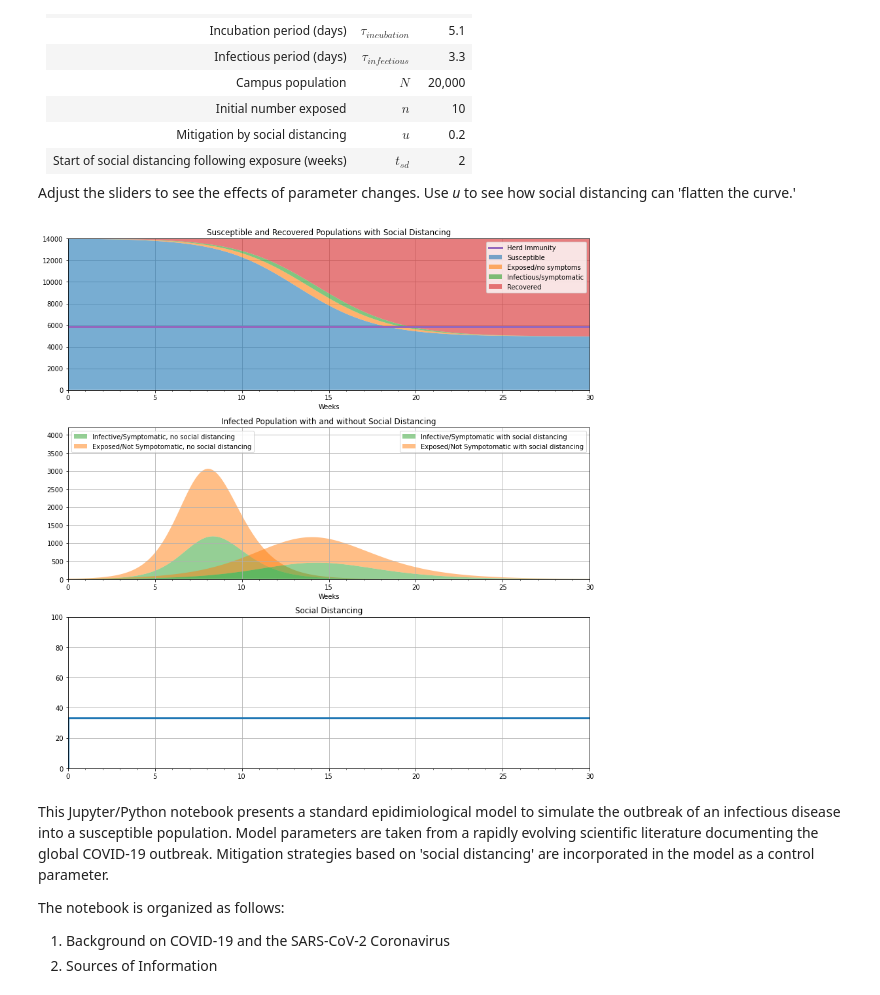
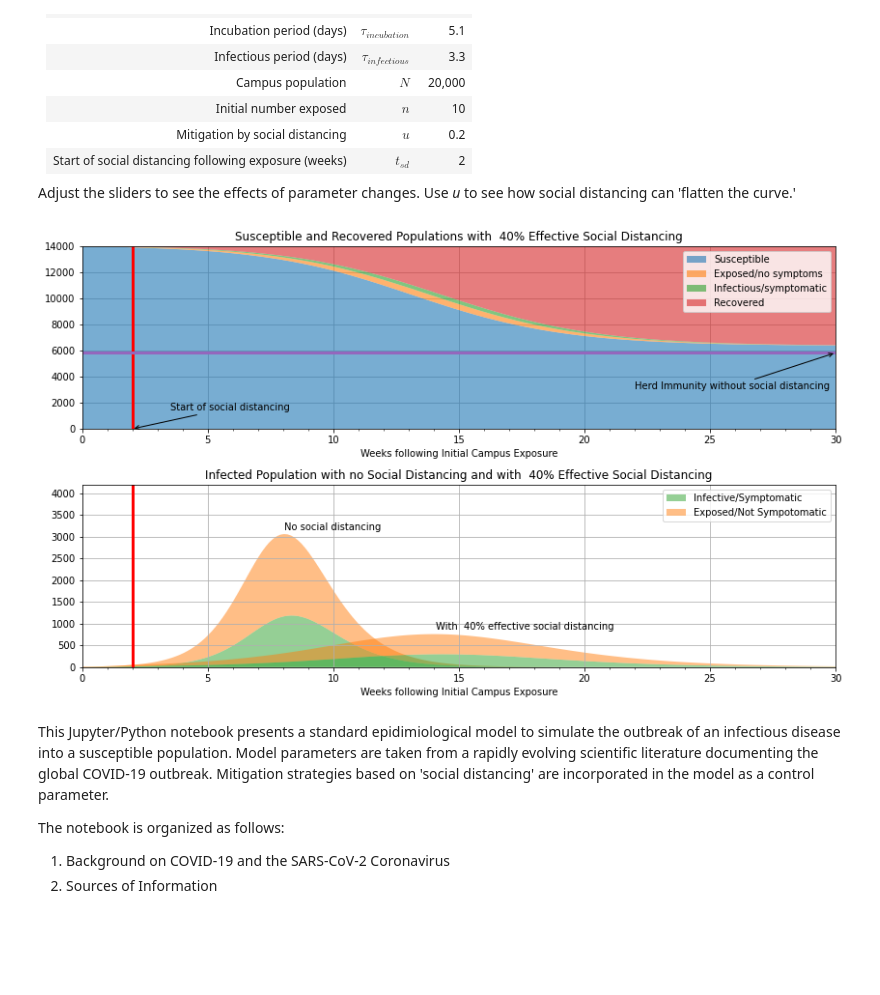
Before and after one commit to jckantor/covid-19, a Jupyter notebook: COVID-19.ipynb, the cells around one changed output. Drawn from its saved outputs; the diff is of its cells as text; code cells hidden in the pictures; blank space fills up the shorter version.

```diff
--- a/COVID-19.ipynb
+++ b/COVID-19.ipynb
@@ -32,10 +32,10 @@ t_infective = 3.3 #@param {type:"slider", min:1, max:14, step:0.1}
 N = 14000 #@param {type:"slider", min:1000, max:350000, step: 1000}
 #@markdown Initial number exposed
 n = 10 #@param {type:"slider", min:0, max:100, step:1}
+#@markdown Start of social distancing following exposure (weeks)
+t_social_distancing = 2 #@param {type:"slider", min:0, max:30, step:0.1}
 #@markdown Effectiveness of social distancing (0 to 100%)
-u_social_distancing = 33 #@param {type:"slider", min:0, max:100, step:1}
-#@markdown When social distancing is adopted (weeks)
-t_social_distancing = 0 #@param {type:"slider", min:0, max:30, step:0.1}
+u_social_distancing = 40 #@param {type:"slider", min:0, max:100, step:1}
 
 import numpy as np
 from scipy.integrate import odeint
@@ -64,60 +64,67 @@ def deriv(x, t, u, alpha, beta, gamma):
     drdt =  gamma * i
     return [dsdt, dedt, didt, drdt]
 
 t = np.linspace(0, 210, 210)
 x_initial = s_initial, e_initial, i_initial, r_initial
 s, e, i, r = odeint(deriv, x_initial, t, args=(u_social_distancing, alpha, beta, gamma)).T
 s0, e0, i0, r0 = odeint(deriv, x_initial, t, args=(0, alpha, beta, gamma)).T
 
 # plot the data
-fig = plt.figure(figsize=(12, 12))
+fig = plt.figure(figsize=(12, 10))
 ax = [fig.add_subplot(311, axisbelow=True),
-      fig.add_subplot(312),
-      fig.add_subplot(313)]
+      fig.add_subplot(312)]
 
 pal = sns.color_palette()
 
 ax[0].stackplot(t/7, N*s, N*e, N*i, N*r, colors=pal, alpha=0.6)
-ax[0].plot(np.array([0, t[-1]])/7, [N/R0, N/R0], lw=3, label='herd immunity')
-ax[0].set_title('Susceptible and Recovered Populations with Social Distancing')
-ax[0].set_xlabel('Weeks')
+ax[0].set_title('Susceptible and Recovered Populations with {0:3.0f}% Effective Social Distancing'.format(u_social_distancing))
+ax[0].set_xlabel('Weeks following Initial Campus Exposure')
 ax[0].set_xlim(0, t[-1]/7)
 ax[0].set_ylim(0, N)
-ax[0].legend([ 'Herd Immunity', 'Susceptible',
-               'Exposed/no symptoms',
-              'Infectious/symptomatic',
-              'Recovered'], loc='best')
+ax[0].legend([
+    'Susceptible',
+    'Exposed/no symptoms',
+    'Infectious/symptomatic',
+    'Recovered'],
+    loc='best')
+ax[0].plot(np.array([t_social_distancing, t_social_distancing]), ax[0].get_ylim(), 'r', lw=3)
+ax[0].plot(np.array([0, t[-1]])/7, [N/R0, N/R0], lw=3, label='herd immunity')
+ax[0].annotate("Start of social distancing",
+    (t_social_distancing, 0), (t_social_distancing + 1.5, N/10),
+    arrowprops=dict(arrowstyle='->'))
+ax[0].annotate("Herd Immunity without social distancing",
+    (t[-1]/7, N/R0), (t[-1]/7 - 8, N/R0 - N/5),
+    arrowprops=dict(arrowstyle='->'))
 
 ax[1].stackplot(t/7, N*i0,N*e0, colors=pal[2:0:-1], alpha=0.5)
 ax[1].stackplot(t/7, N*i, N*e, colors=pal[2:0:-1], alpha=0.5)
-ax[1].set_title('Infected Population with and without Social Distancing')
+ax[1].set_title('Infected Population with no Social Distancing and with {0:3.0f}% Effective Social Distancing'.format(u_social_distancing))
 ax[1].set_xlim(0, t[-1]/7)
-ax[1].set_ylim(0, 0.3*N)
-ax[1].set_xlabel('Weeks')
-leg1 = ax[1].legend(['Infective/Symptomatic, no social distancing',
-              'Exposed/Not Sympotomatic, no social distancing'],
-             loc='upper left')
-leg2 = ax[1].legend(['Infective/Symptomatic with social distancing',
-              'Exposed/Not Sympotomatic with social distancing'],
-             loc='upper right')
-ax[1].add_artist(leg1)
+ax[1].set_ylim(0, max(0.3*N, 1.05*max(N*(e + i))))
+ax[1].set_xlabel('Weeks following Initial Campus Exposure')
+ax[1].legend([
+    'Infective/Symptomatic',
+    'Exposed/Not Sympotomatic'],
+    loc='upper right')
+ax[1].plot(np.array([t_social_distancing, t_social_distancing]), ax[0].get_ylim(), 'r', lw=3)
 
-ax[2].plot([0, t_social_distancing, t_social_distancing, t[-1]],
-           [0, 0, u_social_distancing, u_social_distancing],
-           lw = 3)
-ax[2].set_title('Social Distancing')
-ax[2].set_xlim(0, t[-1]/7)
-ax[2].set_ylim(0, 100)
+y0 = N*(e0 + i0)
+k0 = np.argmax(y0)
+ax[1].annotate("No social distancing", (t[k0]/7, y0[k0] + 100))
+
+y = N*(e + i)
+k = np.argmax(y)
+ax[1].annotate("With {0:3.0f}% effective social distancing ".format(u_social_distancing), (t[k]/7, y[k] + 100))
 
 for a in ax:
     a.xaxis.set_major_locator(plt.MultipleLocator(5))
     a.xaxis.set_minor_locator(plt.MultipleLocator(1))
     a.xaxis.set_major_formatter(plt.FormatStrFormatter('%d'))
     a.grid(True)
 
 plt.tight_layout()
 # %% [output]
-[figure, old version]
+[figure, new version]
 # %% [markdown]
 This Jupyter/Python notebook presents a standard epidimiological model to simulate the outbreak of an infectious disease into a susceptible population. Model parameters are taken from a rapidly evolving scientific literature documenting the global COVID-19 outbreak. Mitigation strategies based on 'social distancing' are incorporated in the model as a control parameter.
 
```
